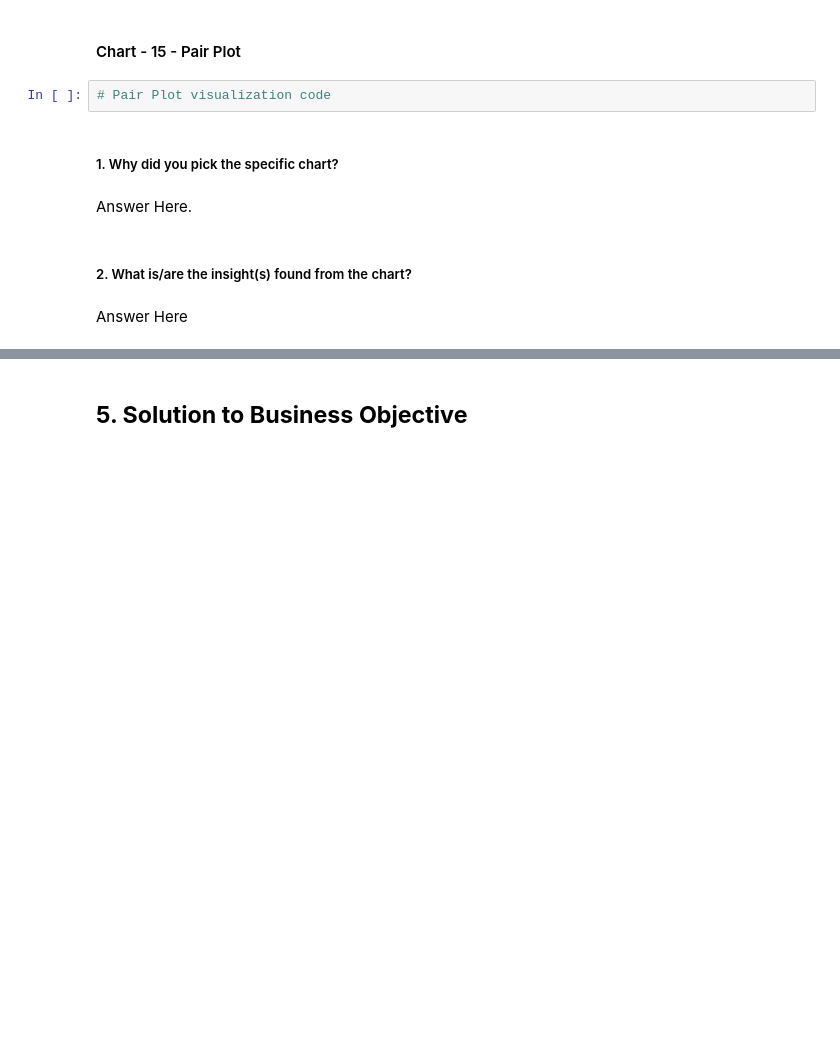
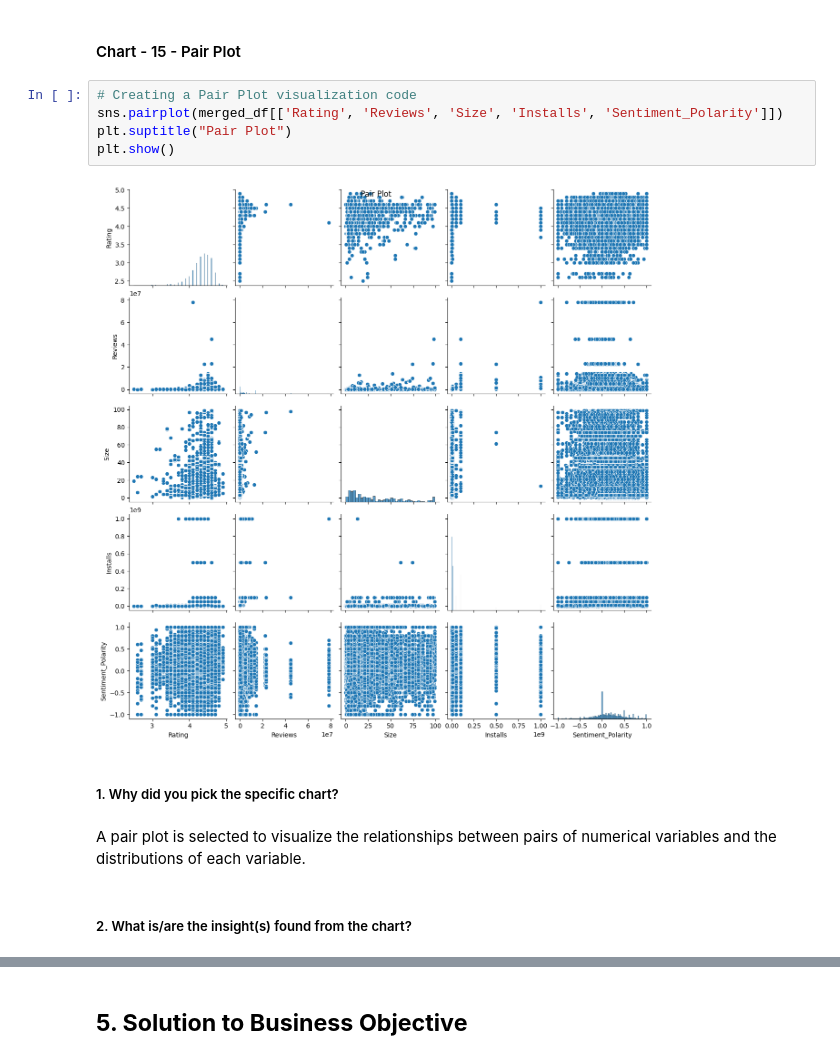
Before and after one commit to Himanshu-Bytes/Play-Store-App-Review-Analysis, a Jupyter notebook: Play_Store_App_Review_Analysis_EDA_Project.ipynb, the cells around one changed output, grey strips where cells are left out. Saved outputs shown, nothing was run; the diff lists cells and outputs as text; blank space fills up the shorter version.

```diff
--- a/Play_Store_App_Review_Analysis_EDA_Project.ipynb
+++ b/Play_Store_App_Review_Analysis_EDA_Project.ipynb
@@ -939,12 +946,15 @@ Answer Here
 # %% [markdown]
 #### Chart - 15 - Pair Plot
-# %%
-# Pair Plot visualization code
+# %%
+# Creating a Pair Plot visualization code
+sns.pairplot(merged_df[['Rating', 'Reviews', 'Size', 'Installs', 'Sentiment_Polarity']])
+plt.suptitle("Pair Plot")
+plt.show()
+# %% [output]
+[figure, added]
 # %% [markdown]
 ##### 1. Why did you pick the specific chart?
-# %% [markdown]
-Answer Here.
+# %% [markdown]
+A pair plot is selected to visualize the relationships between pairs of numerical variables and the distributions of each variable.
 # %% [markdown]
 ##### 2. What is/are the insight(s) found from the chart?
-# %% [markdown]
-Answer Here
```
Also changed, not shown: parts of 7 cells of this notebook.
